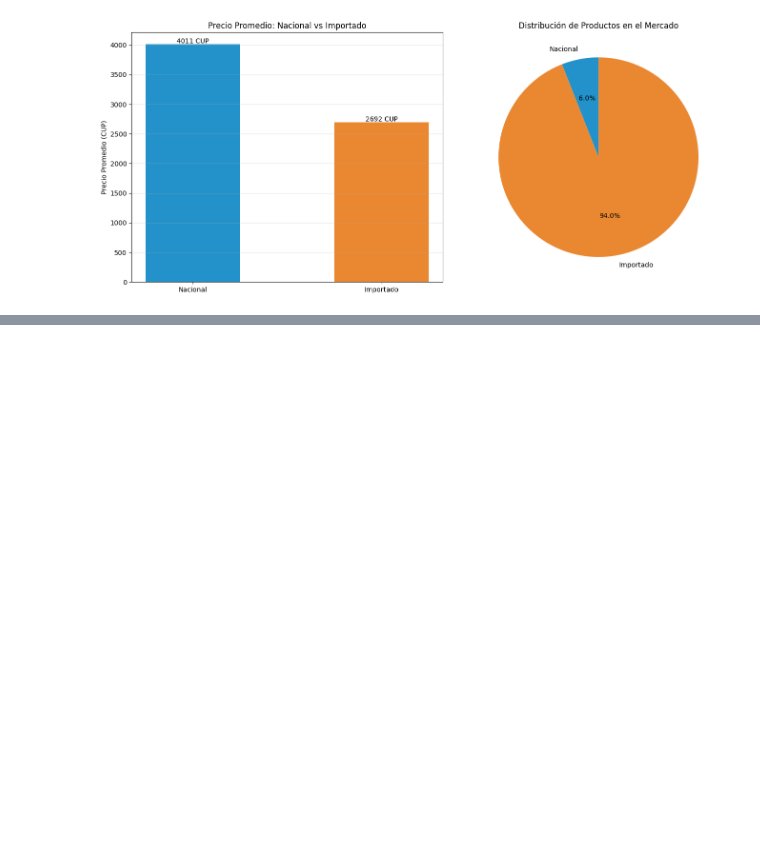
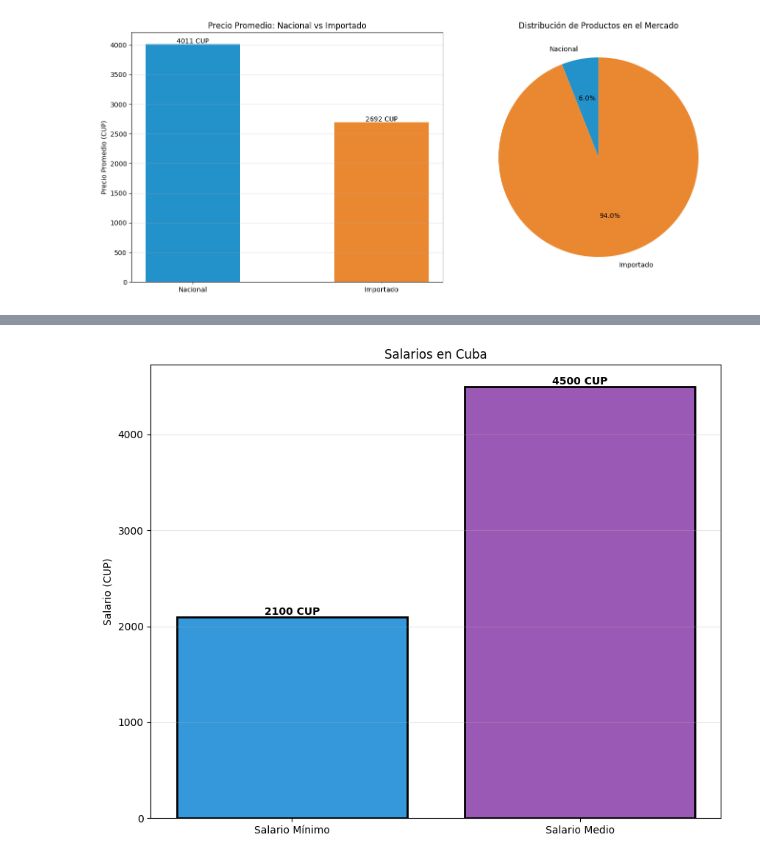
Before and after one commit to Aleinad-06/MYPIMES, a Jupyter notebook: main/main.ipynb, the cells around one changed output, grey strips where cells are left out. Drawn from its saved outputs; the diff is of its cells as text; code cells hidden in the pictures; blank space fills up the shorter version.

```diff
--- a/main/main.ipynb
+++ b/main/main.ipynb
@@ -219,0 +274,14 @@ NameError: name 'm_productos' is not defined
+# %%
+# salarios
+fig, ax = plt.subplots(figsize=(10, 8))
+salarios = [salario_minimo, salario_medio]
+bars = ax.bar(["Salario Mínimo", "Salario Medio"], salarios, color=["#3498db", "#9b59b6"], edgecolor="black", linewidth=2)
+ax.set_ylabel("Salario (CUP)")
+ax.set_title("Salarios en Cuba")
+ax.grid(axis="y", alpha=0.3)
+for bar in bars:
+    height = bar.get_height()
+    ax.text(bar.get_x() + bar.get_width()/2., height,
+             f"{height:.0f} CUP", ha="center", va="bottom", fontweight="bold")
+# %% [output]
+[figure, added]
```
Also changed, not shown: parts of 16 cells of this notebook, 5 other files.
